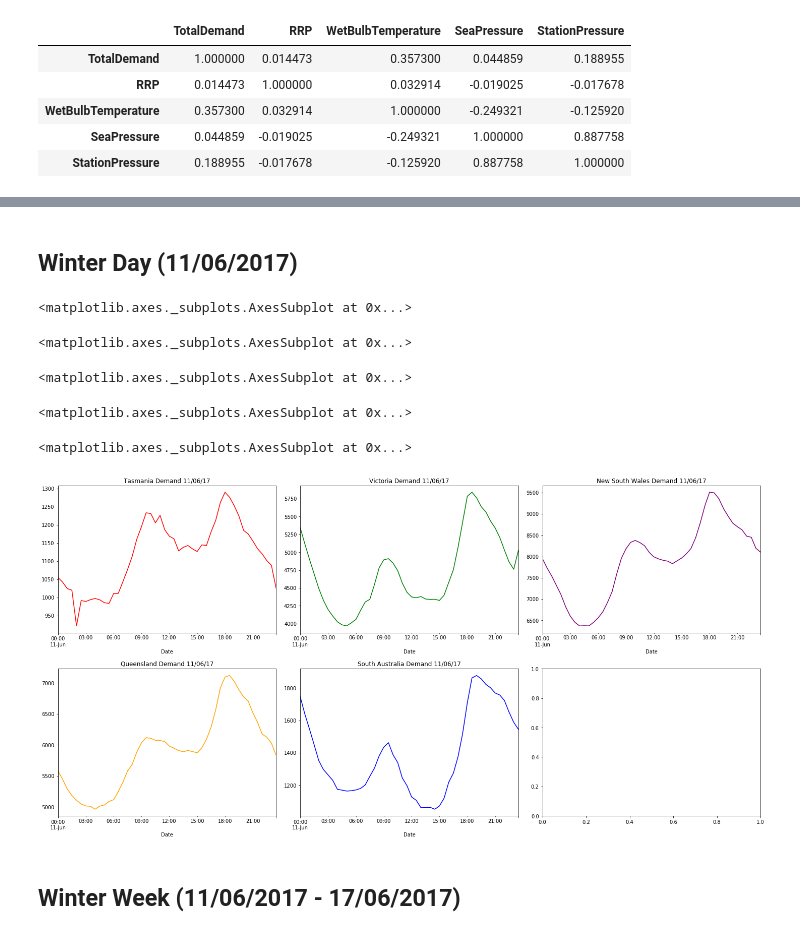
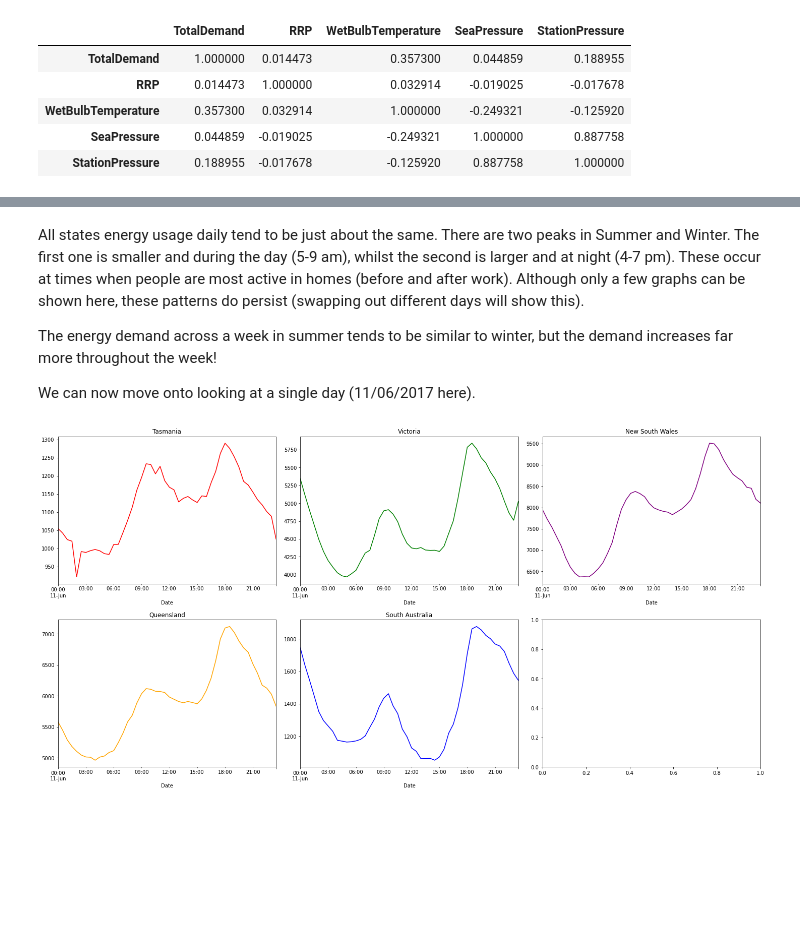
Before and after one commit to KamWithK/Temp2Enrgy, a Jupyter notebook: src/Graphs and Stats.ipynb, the cells around one changed output, grey strips where cells are left out. Drawn from its saved outputs; the diff is of its cells as text; code cells hidden in the pictures; blank space fills up the shorter version.

```diff
--- a/src/Graphs and Stats.ipynb
+++ b/src/Graphs and Stats.ipynb
@@ -315,19 +218,20 @@ The demand on a Summer day is similar to that of a Winter day however when consi
-# %% [markdown]
-## Winter Day (11/06/2017)
+# %% [markdown]
+All states energy usage daily tend to be just about the same.
+There are two peaks in Summer and Winter.
+The first one is smaller and during the day (5-9 am), whilst the second is larger and at night (4-7 pm).
+These occur at times when people are most active in homes (before and after work).
+Although only a few graphs can be shown here, these patterns do persist (swapping out different days will show this).
+
+The energy demand across a week in summer tends to be similar to winter, but the demand increases far more throughout the week!
+
+We can now move onto looking at a single day (11/06/2017 here).
 # %%
 fig, axes = plt.subplots(nrows=2, ncols=3, figsize=(20, 10), constrained_layout=True)
 
-data.groupby("Region").get_group("TAS")["TotalDemand"]["2017-06-11"].plot(color= "red",title="Tasmania Demand 11/06/17",ax=axes[0,0])
-data.groupby("Region").get_group("VIC")["TotalDemand"]["2017-06-11"].plot(color= "green",title="Victoria Demand 11/06/17",ax=axes[0,1])
-data.groupby("Region").get_group("NSW")["TotalDemand"]["2017-06-11"].plot(color= "purple",title="New South Wales Demand 11/06/17",ax=axes[0,2])
-data.groupby("Region").get_group("QLD")["TotalDemand"]["2017-06-11"].plot(color= "orange",title="Queensland Demand 11/06/17",ax=axes[1,0])
-data.groupby("Region").get_group("SA")["TotalDemand"]["2017-06-11"].plot(color="blue",title="South Australia Demand 11/06/17",ax=axes[1,1])
+data["2017-06-11"].groupby("Region").get_group("TAS")["TotalDemand"].plot(title="Tasmania", ax=axes[0,0], color="red");
+data["2017-06-11"].groupby("Region").get_group("VIC")["TotalDemand"].plot(title="Victoria", ax=axes[0,1], color="green");
+data["2017-06-11"].groupby("Region").get_group("NSW")["TotalDemand"].plot(title="New South Wales", ax=axes[0,2], color="purple");
+data["2017-06-11"].groupby("Region").get_group("QLD")["TotalDemand"].plot(title="Queensland", ax=axes[1,0], color="orange");
+data["2017-06-11"].groupby("Region").get_group("SA")["TotalDemand"].plot(title="South Australia", ax=axes[1,1], color="blue");
 # %% [output]
-<matplotlib.axes._subplots.AxesSubplot at 0x...>
-<matplotlib.axes._subplots.AxesSubplot at 0x...>
-<matplotlib.axes._subplots.AxesSubplot at 0x...>
-<matplotlib.axes._subplots.AxesSubplot at 0x...>
-<matplotlib.axes._subplots.AxesSubplot at 0x...>
-[figure, old version]
+[figure, new version]
-# %% [markdown]
-## Winter Week (11/06/2017 - 17/06/2017)
```
Also changed, not shown: parts of 28 cells of this notebook, 2 other files.
